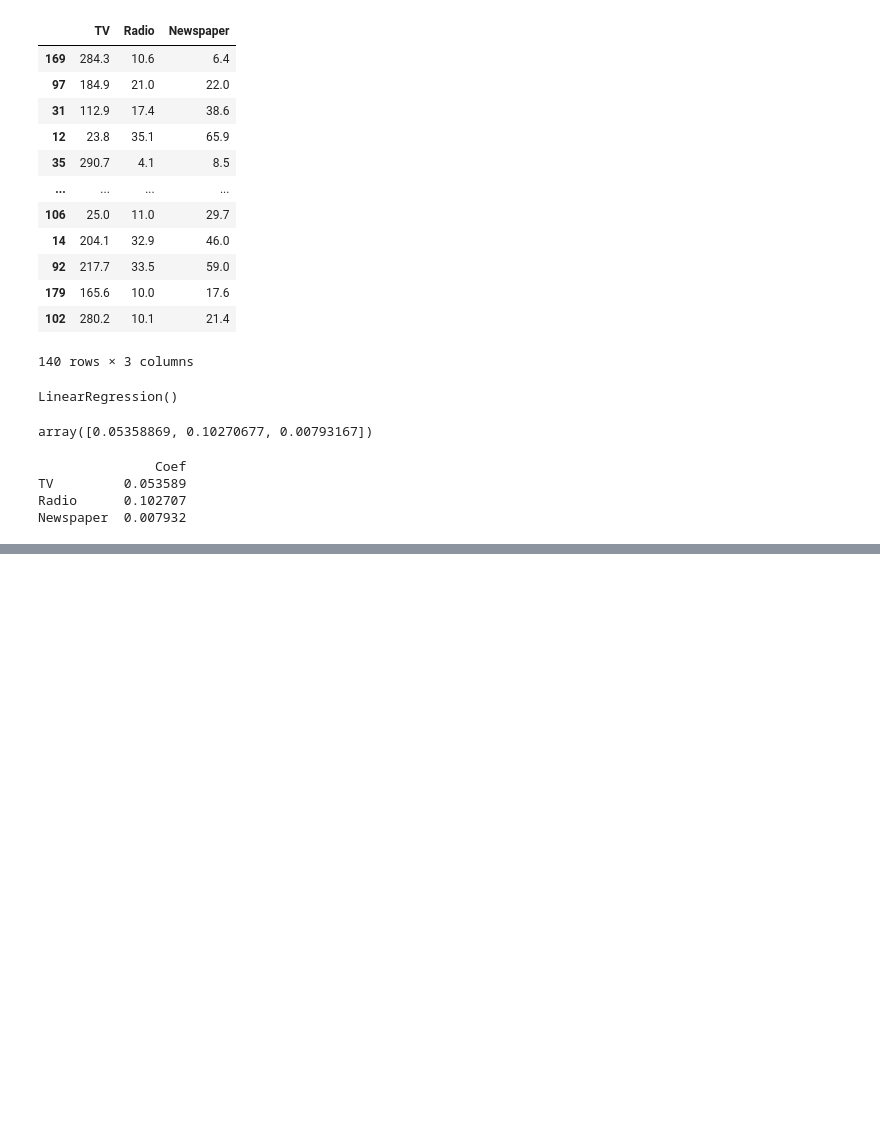
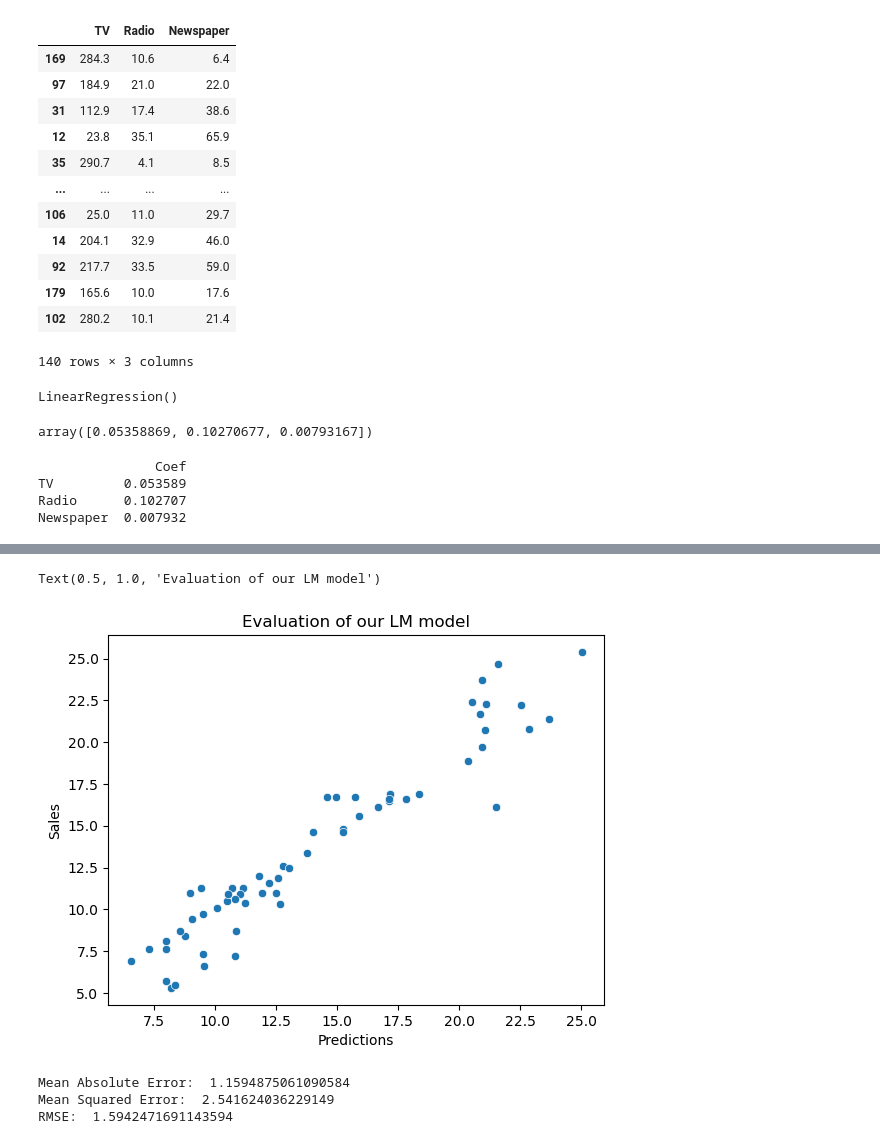
Before and after one commit to Answmy/ML-learning-lab, a Jupyter notebook: mini-projects/Linear-Regression/linear-regression-on-sales.ipynb, the cells around one changed output, grey strips where cells are left out. Saved outputs shown, nothing was run; the diff lists cells and outputs as text; code cells hidden in the pictures; blank space fills up the shorter version.

Commit message:
completed linear regression with EDA, training, evaluation, and residual analysis

```diff
--- a/mini-projects/Linear-Regression/linear-regression-on-sales.ipynb
+++ b/mini-projects/Linear-Regression/linear-regression-on-sales.ipynb
@@ -120,0 +123,2 @@ Newspaper  0.007932
+# %%
+predictions = lm.predict(X_test)
@@ -120,0 +140,7 @@ Newspaper  0.007932
+# %%
+sns.scatterplot(x=predictions, y=y_test)
+plt.xlabel("Predictions")
+plt.title("Evaluation of our LM model")
+# %% [output]
+Text(0.5, 1.0, 'Evaluation of our LM model')
+[figure, added]
@@ -120,0 +150,8 @@ Newspaper  0.007932
+# %%
+print("Mean Absolute Error: ", mean_absolute_error(y_test, predictions))
+print("Mean Squared Error: ", mean_squared_error(y_test, predictions))
+print("RMSE: ", math.sqrt(mean_squared_error(y_test, predictions)))
+# %% [output]
+Mean Absolute Error:  1.1594875061090584
+Mean Squared Error:  2.541624036229149
+RMSE:  1.5942471691143594
```
Also changed, not shown: parts of 6 cells of this notebook.
